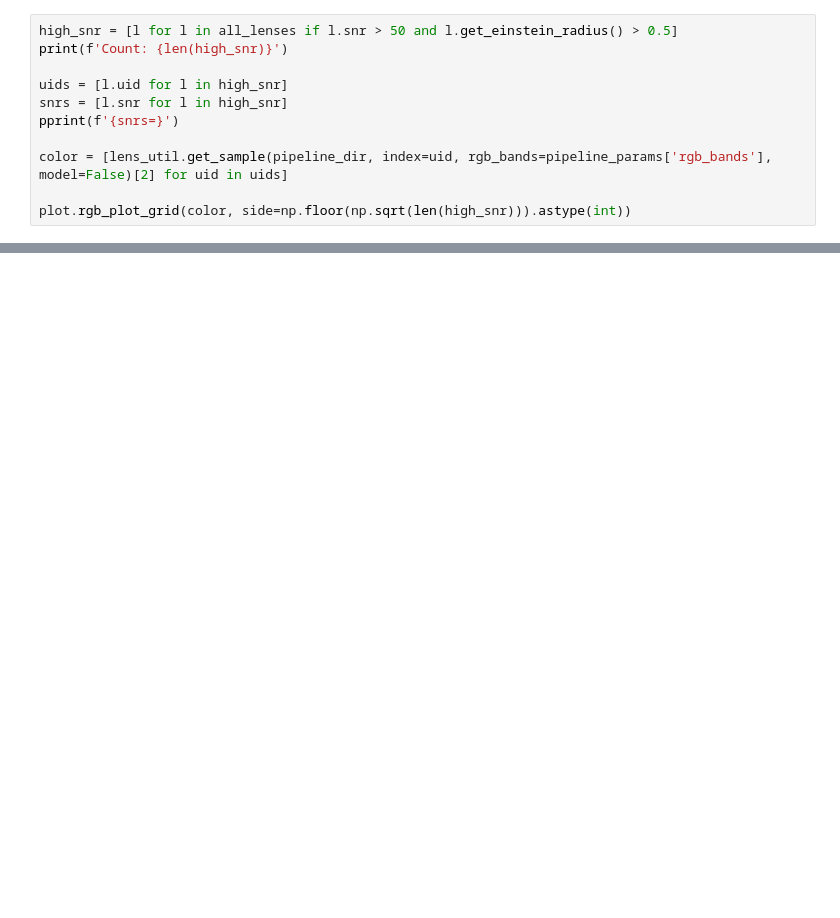
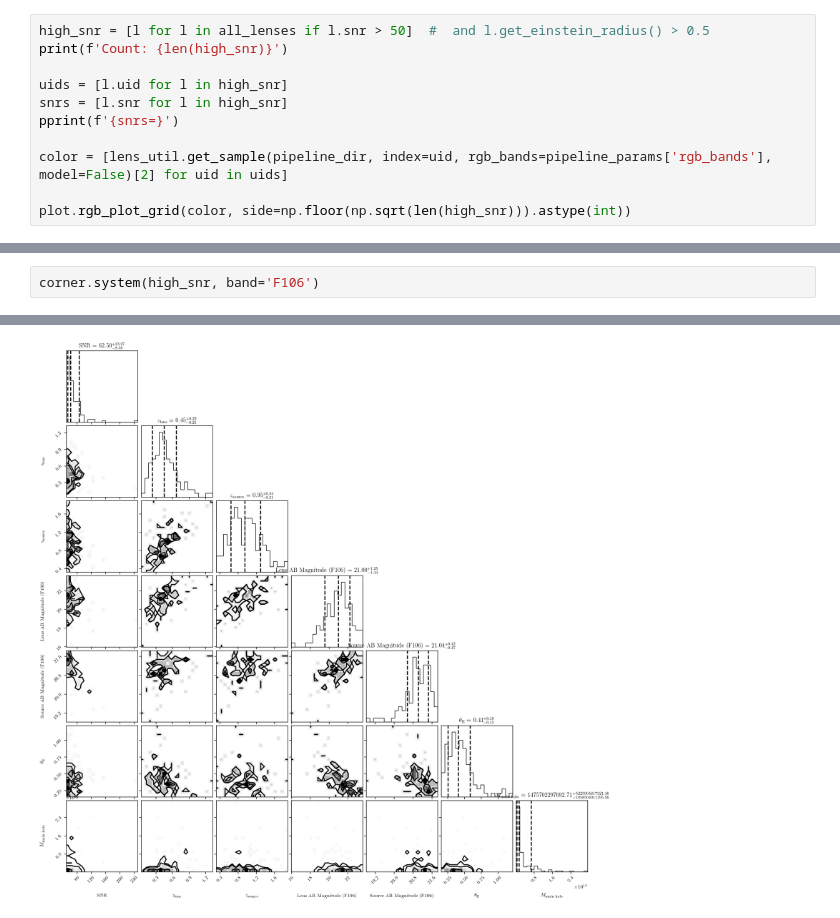
Before and after one commit to AstroMusers/mejiro, a Jupyter notebook: pipeline/subsets/high_snr.ipynb, the cells around one changed output, grey strips where cells are left out. Drawn from its saved outputs; the diff is of its cells as text; blank space fills up the shorter version.

```diff
--- a/pipeline/subsets/high_snr.ipynb
+++ b/pipeline/subsets/high_snr.ipynb
@@ -43,5 +44,5 @@ pipeline_dir='/data/bwedig/mejiro/pipeline_dev'
 # %%
-high_snr = [l for l in all_lenses if l.snr > 50 and l.get_einstein_radius() > 0.5]
+high_snr = [l for l in all_lenses if l.snr > 50]  #  and l.get_einstein_radius() > 0.5
 print(f'Count: {len(high_snr)}')
 
 uids = [l.uid for l in high_snr]
@@ -72,0 +74,3 @@ Count: 30
+# %%
+corner.system(high_snr, band='F106')
+# %% [output]
@@ -72,0 +87 @@ Count: 30
+[figure, added]
```
Also changed, not shown: parts of 4 cells of this notebook, 5 other files.
